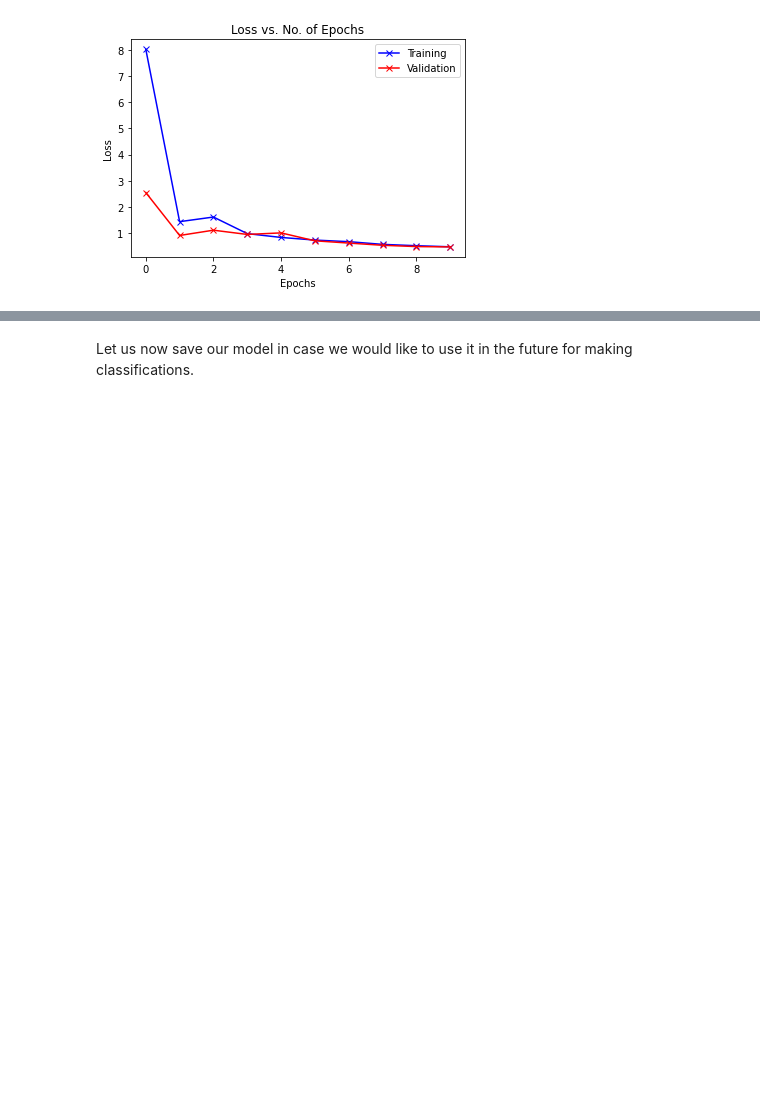
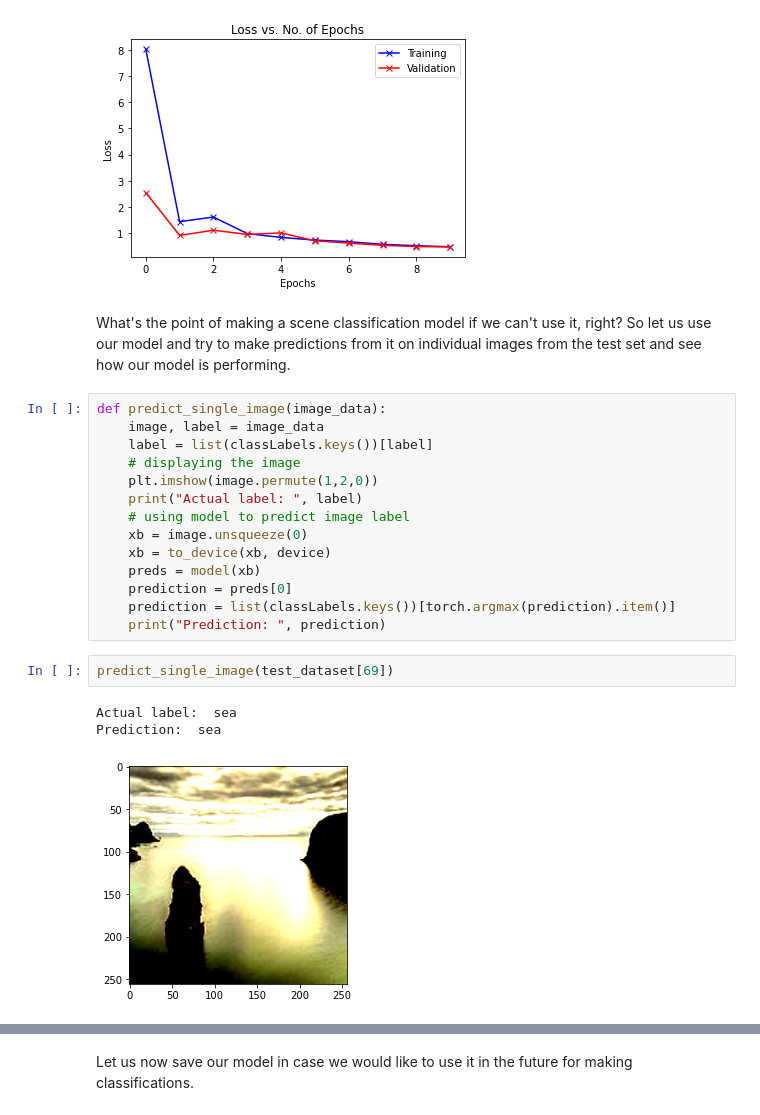
Before and after one commit to amansharma2910/DeepLearning-SceneClassificationCNN, a Jupyter notebook: SceneClassification_CNN_PyTorch(ResNet9).ipynb, the cells around one changed output, grey strips where cells are left out. Cells and saved outputs as stored; diff of their text form; blank space fills up the shorter version.

Commit message:
Used model for real world image testing

```diff
--- a/SceneClassification_CNN_PyTorch(ResNet9).ipynb
+++ b/SceneClassification_CNN_PyTorch(ResNet9).ipynb
@@ -685,3 +685,25 @@ def plot_losses(history):
 plot_losses(history)
 # %% [output]
 [figure]
+# %% [markdown]
+What's the point of making a scene classification model if we can't use it, right? So let us use our model and try to make predictions from it on individual images from the test set and see how our model is performing.
+# %%
+def predict_single_image(image_data):
+    image, label = image_data
+    label = list(classLabels.keys())[label]
+    # displaying the image
+    plt.imshow(image.permute(1,2,0))
+    print("Actual label: ", label)
+    # using model to predict image label
+    xb = image.unsqueeze(0)
+    xb = to_device(xb, device)
+    preds = model(xb)
+    prediction = preds[0]
+    prediction = list(classLabels.keys())[torch.argmax(prediction).item()]
+    print("Prediction: ", prediction)
+# %%
+predict_single_image(test_dataset[69])
+# %% [output]
+Actual label:  sea
+Prediction:  sea
+[figure, added]
```
Also changed, not shown: parts of 5 cells of this notebook.
